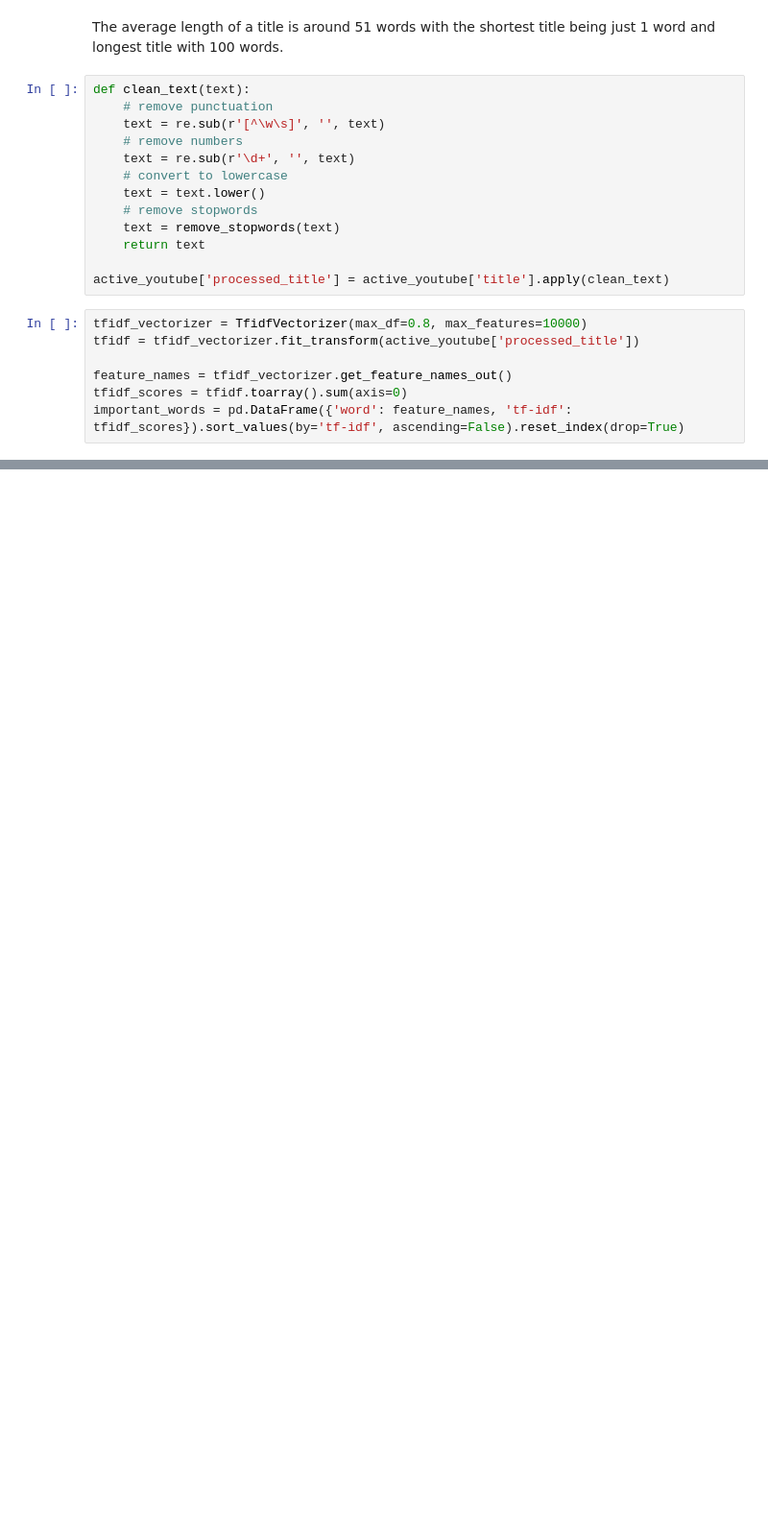
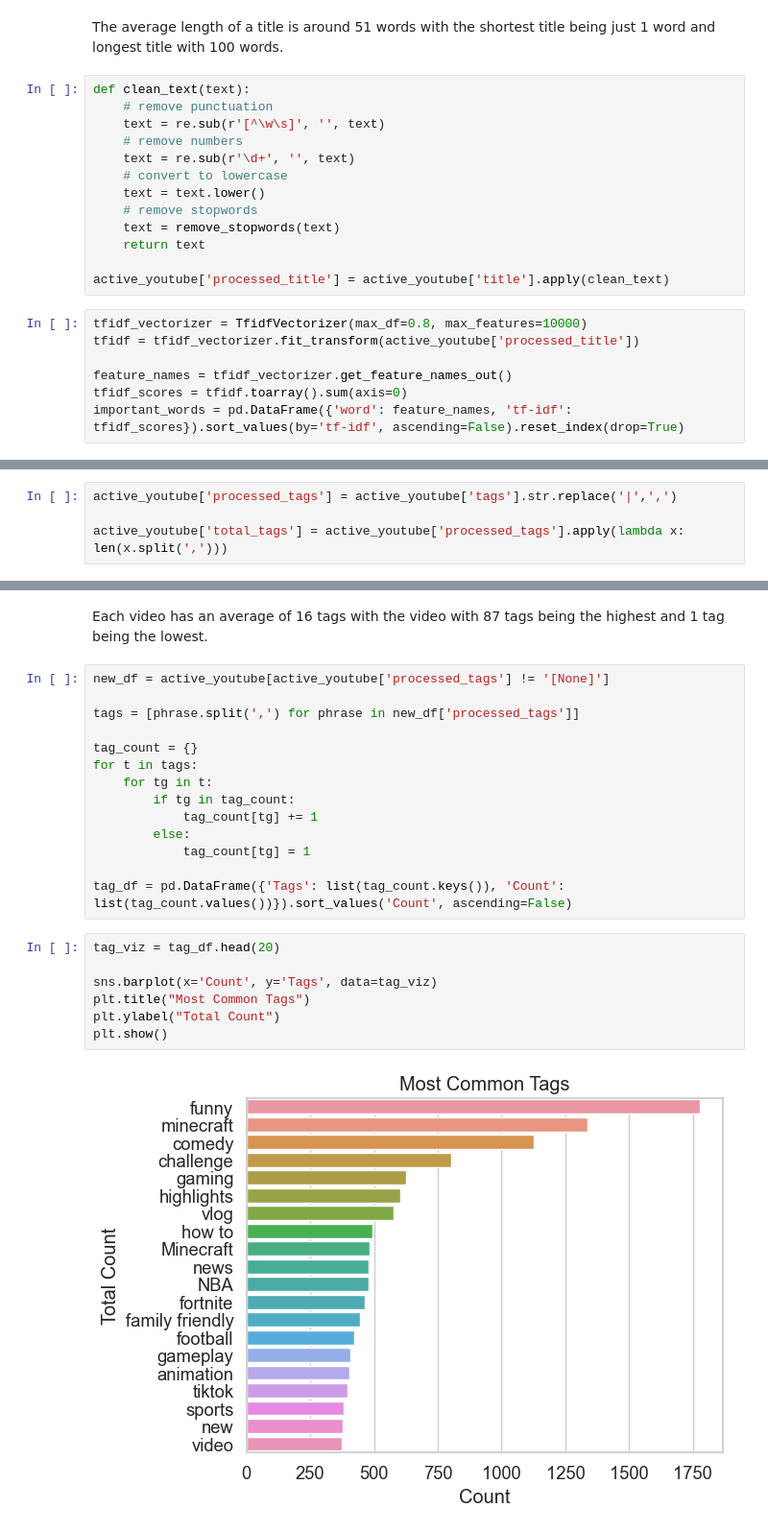
Before and after one commit to ALvee-611/YouTube-Analysis, a Jupyter notebook: Analysis/EDA.ipynb, the cells around one changed output, grey strips where cells are left out. Shown at 96% size. Saved outputs shown, nothing was run; the diff lists cells and outputs as text; blank space fills up the shorter version.

```diff
--- a/Analysis/EDA.ipynb
+++ b/Analysis/EDA.ipynb
@@ -757,0 +807,4 @@ Longer titled videos seem to have lower engagement rate than videos with shorter
+# %%
+active_youtube['processed_tags'] = active_youtube['tags'].str.replace('|',',')
+
+active_youtube['total_tags'] = active_youtube['processed_tags'].apply(lambda x: len(x.split(',')))
@@ -757,0 +823,25 @@ Longer titled videos seem to have lower engagement rate than videos with shorter
+# %% [markdown]
+Each video has an average of 16 tags with the video with 87 tags being the highest and 1 tag being the lowest.
+# %%
+new_df = active_youtube[active_youtube['processed_tags'] != '[None]']
+
+tags = [phrase.split(',') for phrase in new_df['processed_tags']]
+
+tag_count = {}
+for t in tags:
+    for tg in t:
+        if tg in tag_count:
+            tag_count[tg] += 1
+        else:
+            tag_count[tg] = 1
+
+tag_df = pd.DataFrame({'Tags': list(tag_count.keys()), 'Count': list(tag_count.values())}).sort_values('Count', ascending=False)
+# %%
+tag_viz = tag_df.head(20)
+
+sns.barplot(x='Count', y='Tags', data=tag_viz)
+plt.title("Most Common Tags")
+plt.ylabel("Total Count")
+plt.show()
+# %% [output]
+[figure, added]
```
Also changed, not shown: parts of 18 cells of this notebook.
